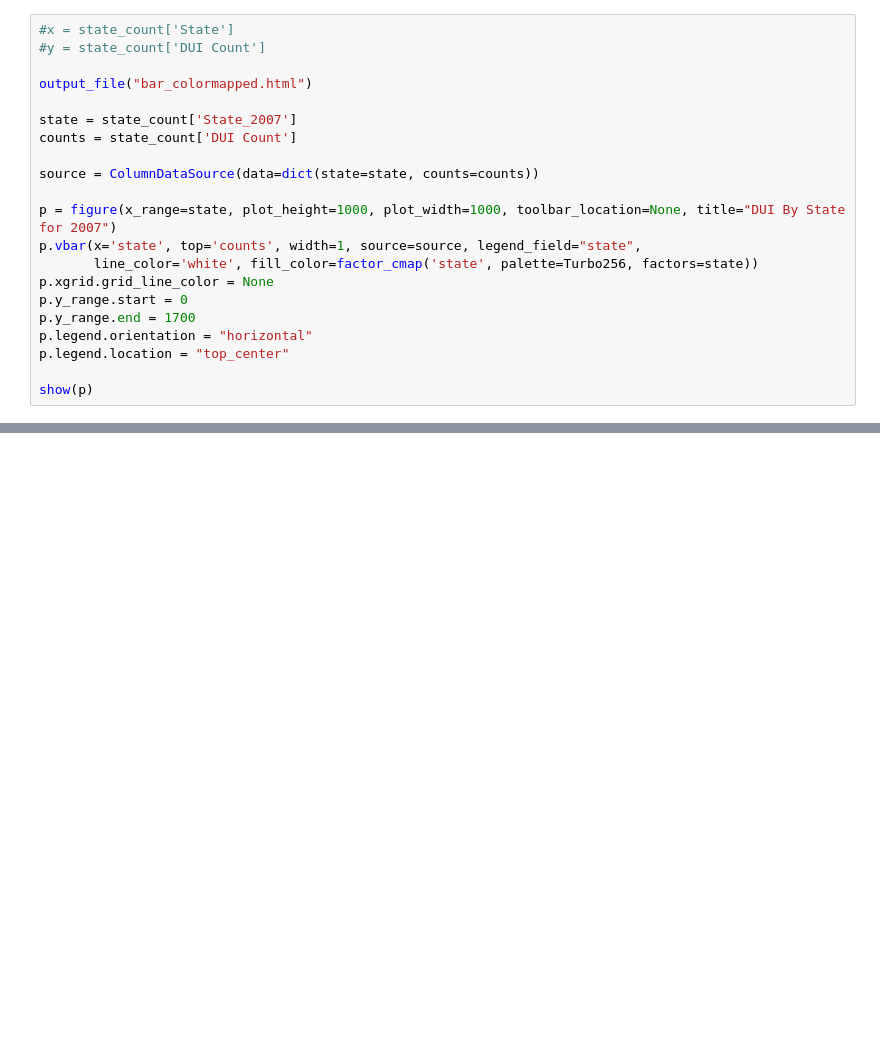
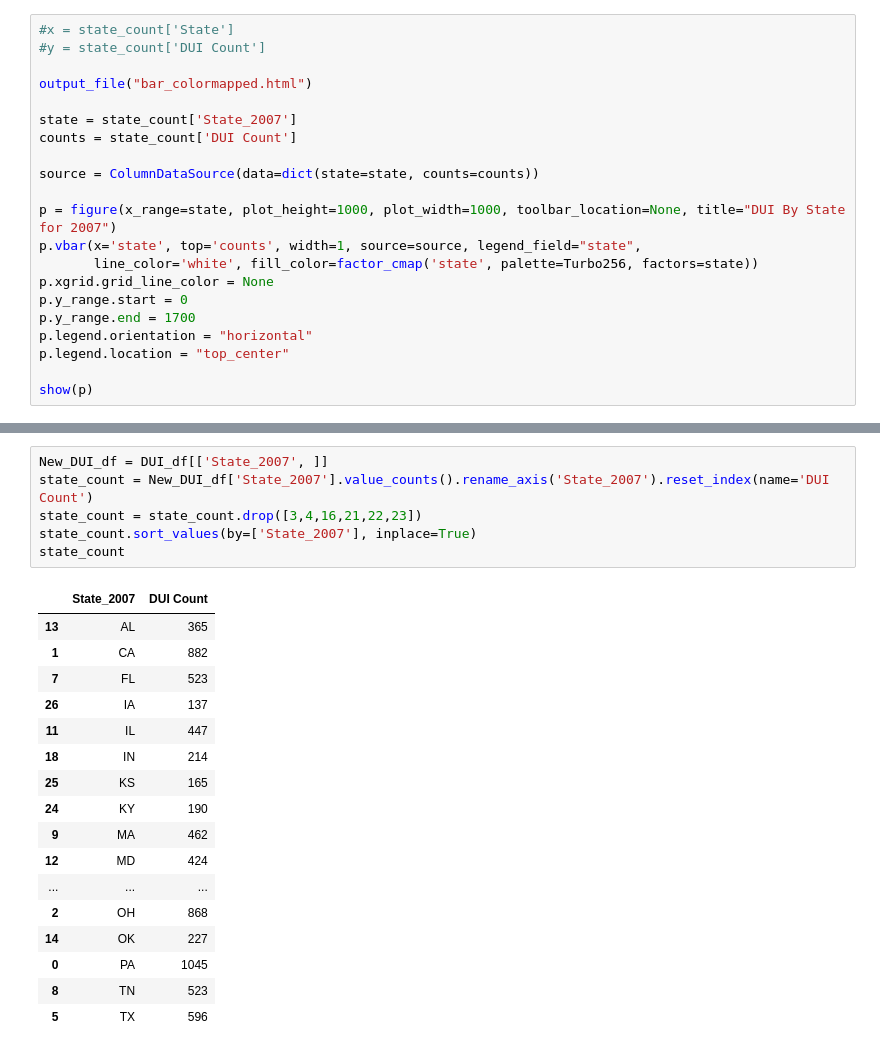
Before and after one commit to Nickfeliciano2/DUI-Statistical-Analysis-API, a Jupyter notebook: Dui_State_Population_2007.ipynb, the cells around one changed output, grey strips where cells are left out. Drawn from its saved outputs; the diff is of its cells as text; blank space fills up the shorter version.

```diff
--- a/Dui_State_Population_2007.ipynb
+++ b/Dui_State_Population_2007.ipynb
@@ -109,0 +139,24 @@ Text(0.5, 1.0, 'DUI By State Vs Total Population for 2007')
+# %%
+New_DUI_df = DUI_df[['State_2007', ]]
+state_count = New_DUI_df['State_2007'].value_counts().rename_axis('State_2007').reset_index(name='DUI Count')
+state_count = state_count.drop([3,4,16,21,22,23])
+state_count.sort_values(by=['State_2007'], inplace=True)
+state_count
+# %% [output]
+|  | State_2007 | DUI Count |
+| 13 | AL | 365 |
+| 1 | CA | 882 |
+| 7 | FL | 523 |
+| 26 | IA | 137 |
+| 11 | IL | 447 |
+| 18 | IN | 214 |
+| 25 | KS | 165 |
+| 24 | KY | 190 |
+| 9 | MA | 462 |
+| 12 | MD | 424 |
+| ... | ... | ... |
+| 2 | OH | 868 |
+| 14 | OK | 227 |
+| 0 | PA | 1045 |
+| 8 | TN | 523 |
+| 5 | TX | 596 |
```
Also changed, not shown: parts of 4 cells of this notebook, 2 other files.
